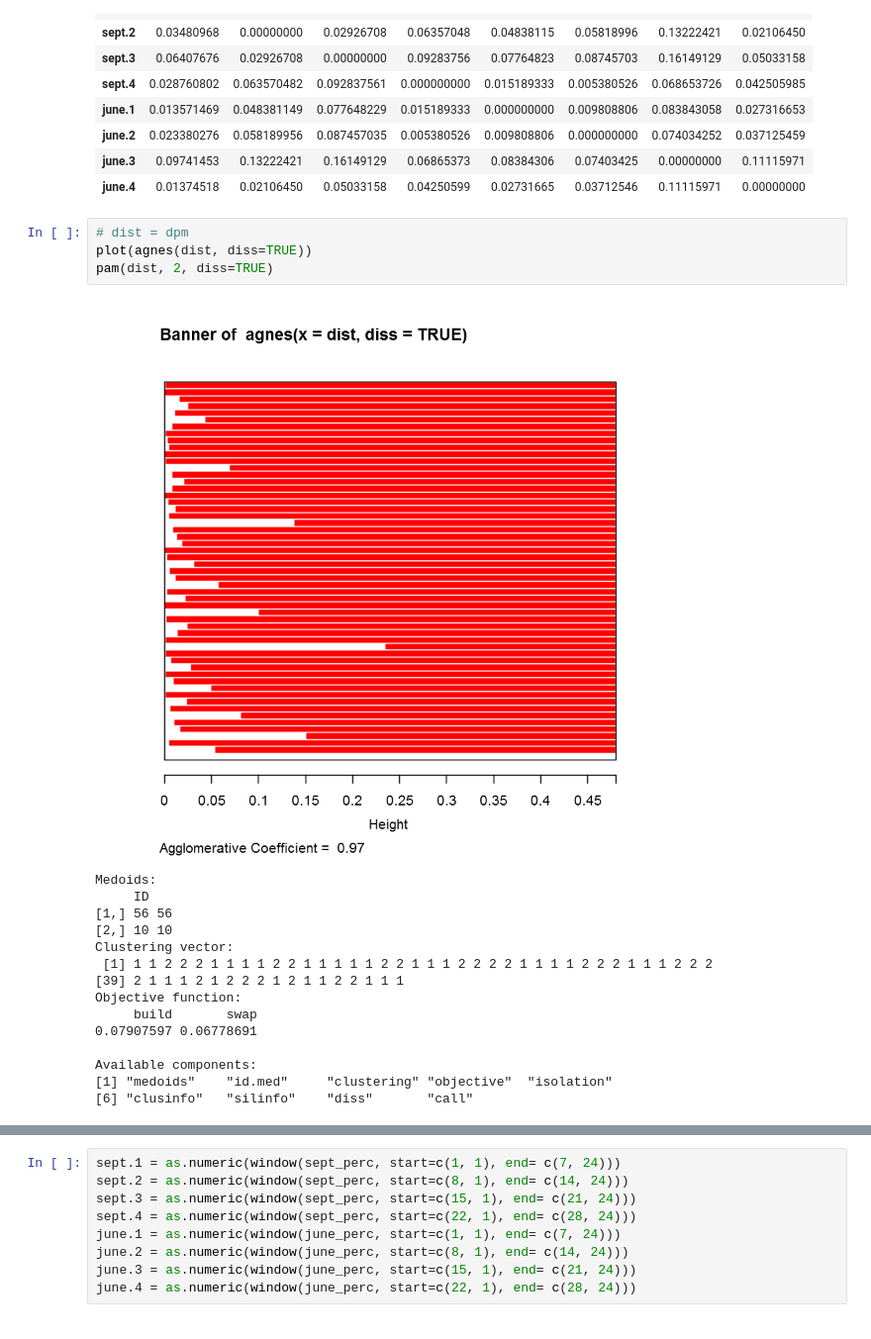
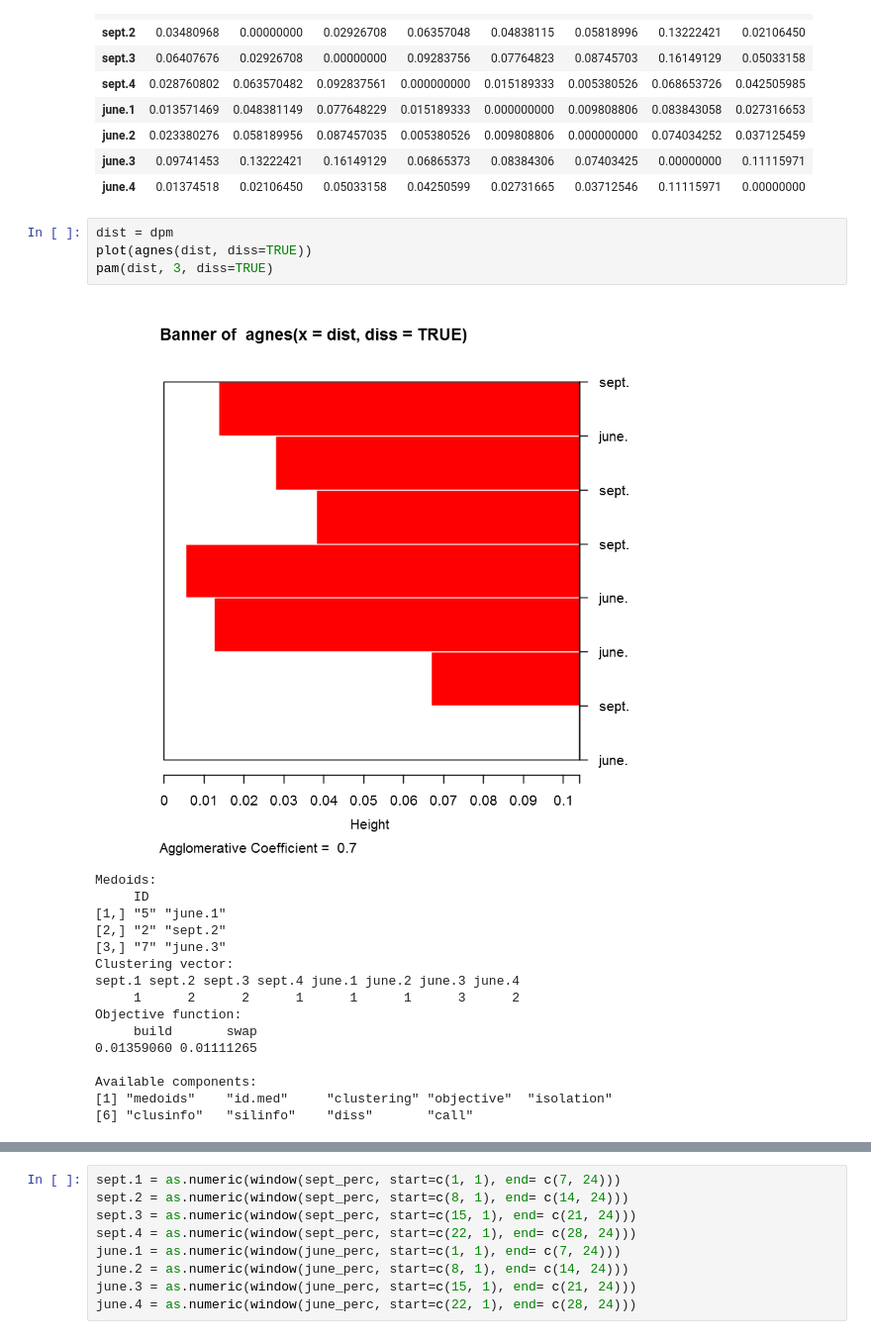
Before and after one commit to tj2huang/nyu-research, a Jupyter notebook: notebooks/r/ts-cluster.ipynb, the cells around one changed output, grey strips where cells are left out. Shown at 99% size. Cells and saved outputs as stored; diff of their text form.

```diff
--- a/notebooks/r/ts-cluster.ipynb
+++ b/notebooks/r/ts-cluster.ipynb
@@ -74,21 +141,22 @@ dpm
 | june.3 | 0.09741453 | 0.13222421 | 0.16149129 | 0.06865373 | 0.08384306 | 0.07403425 | 0.00000000 | 0.11115971 |
 | june.4 | 0.01374518 | 0.02106450 | 0.05033158 | 0.04250599 | 0.02731665 | 0.03712546 | 0.11115971 | 0.00000000 |
 # %%
-# dist = dpm
+dist = dpm
 plot(agnes(dist, diss=TRUE))
-pam(dist, 2, diss=TRUE)
+pam(dist, 3, diss=TRUE)
 # %% [output]
-[figure, old version]
+[figure, new version]
 Medoids:
      ID
-[1,] 56 56
-[2,] 10 10
+[1,] "5" "june.1"
+[2,] "2" "sept.2"
+[3,] "7" "june.3"
 Clustering vector:
- [1] 1 1 2 2 2 1 1 1 1 2 2 1 1 1 1 1 2 2 1 1 1 2 2 2 2 1 1 1 1 2 2 2 1 1 1 2 2 2
-[39] 2 1 1 1 2 1 2 2 2 1 2 1 1 2 2 1 1 1
+sept.1 sept.2 sept.3 sept.4 june.1 june.2 june.3 june.4
+     1      2      2      1      1      1      3      2
 Objective function:
      build       swap
-0.07907597 0.06778691
+0.01359060 0.01111265
 
 Available components:
 [1] "medoids"    "id.med"     "clustering" "objective"  "isolation"
```
Also changed, not shown: parts of 26 cells of this notebook, 2 other files.
